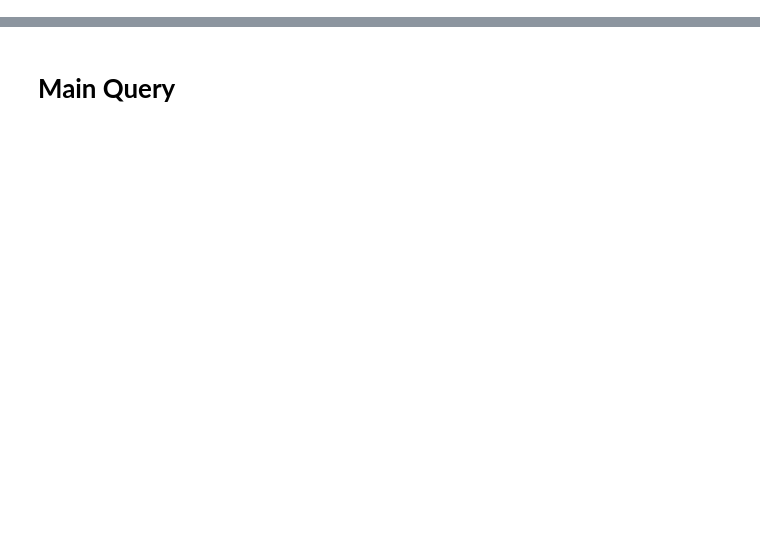
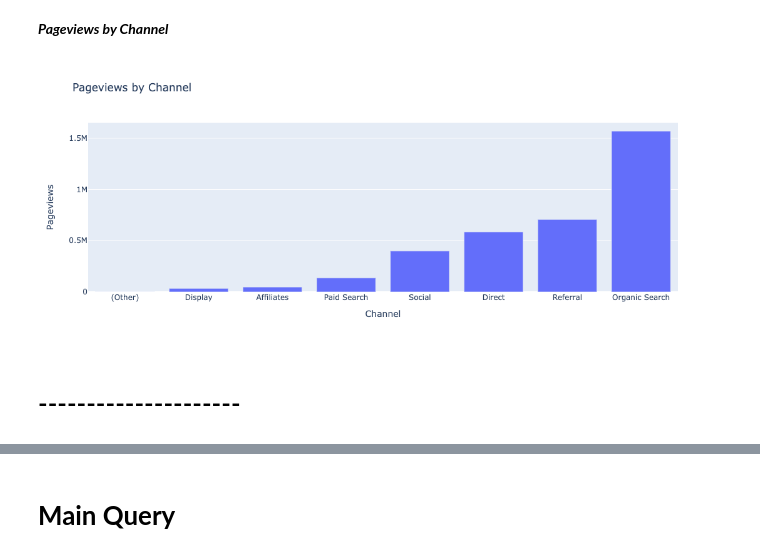
Before and after one commit to ganiosh92/DA-ecommerce-clickstream-analytics, a Jupyter notebook: ga-exploration.ipynb, the cells around one changed output, grey strips where cells are left out. Cells and saved outputs as stored; diff of their text form; code cells hidden in the pictures; blank space fills up the shorter version.

```diff
--- a/ga-exploration.ipynb
+++ b/ga-exploration.ipynb
@@ -19,3 +93,30 @@ for dirname, _, filenames in os.walk('/kaggle/input'):
+# %% [markdown]
+***Pageviews by Channel***
+# %%
+#Calculate total pageviews by channel
+query = """
+            SELECT
+                channelGrouping as channel_grouping,
+                SUM(totals.pageviews) as total_pageviews
+            FROM `bigquery-public-data.google_analytics_sample.ga_sessions_*`
+            WHERE _TABLE_SUFFIX BETWEEN '20160801' AND '20170801'
+            GROUP BY channelGrouping
+            ORDER BY total_pageviews"""
+
+df = client.query(query).result().to_dataframe()
+
+#Define the plot
+fig = px.bar(df, x = 'channel_grouping', y = 'total_pageviews', title = "Pageviews by Channel")
+
+#add axis labels
+fig.update_xaxes(title_text = 'Channel')
+fig.update_yaxes(title_text = 'Pageviews')
+
+fig.show()
+# %% [output]
+[figure, added]
+# %% [markdown]
+# ---------------------
 # %%
 import bq_helper
 from bq_helper import BigQueryHelper
```
Also changed, not shown: parts of 15 cells of this notebook.
